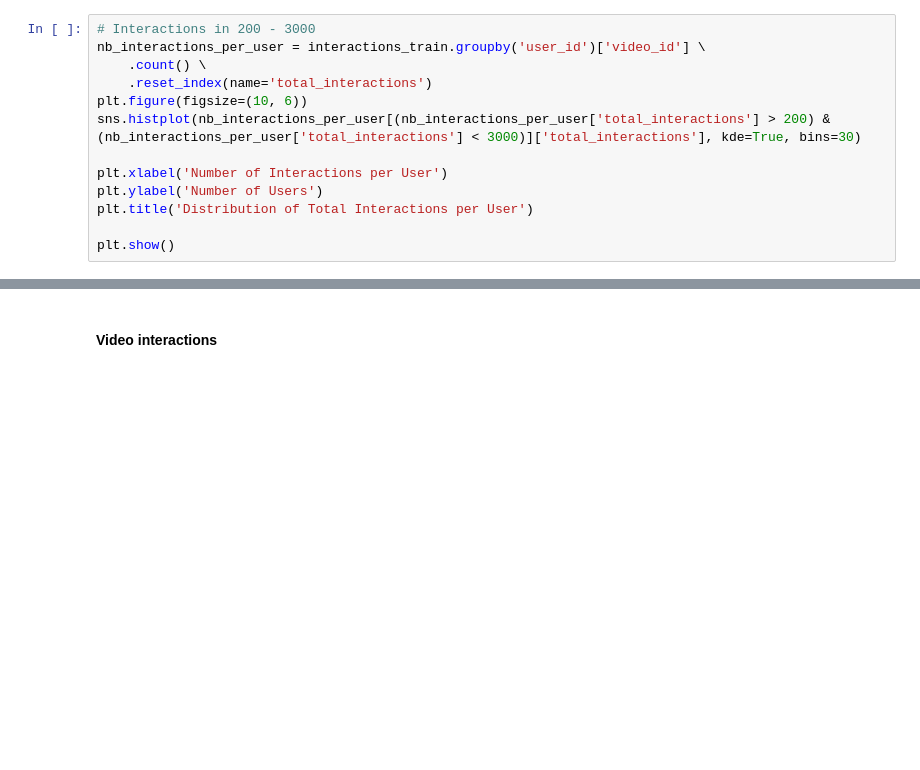
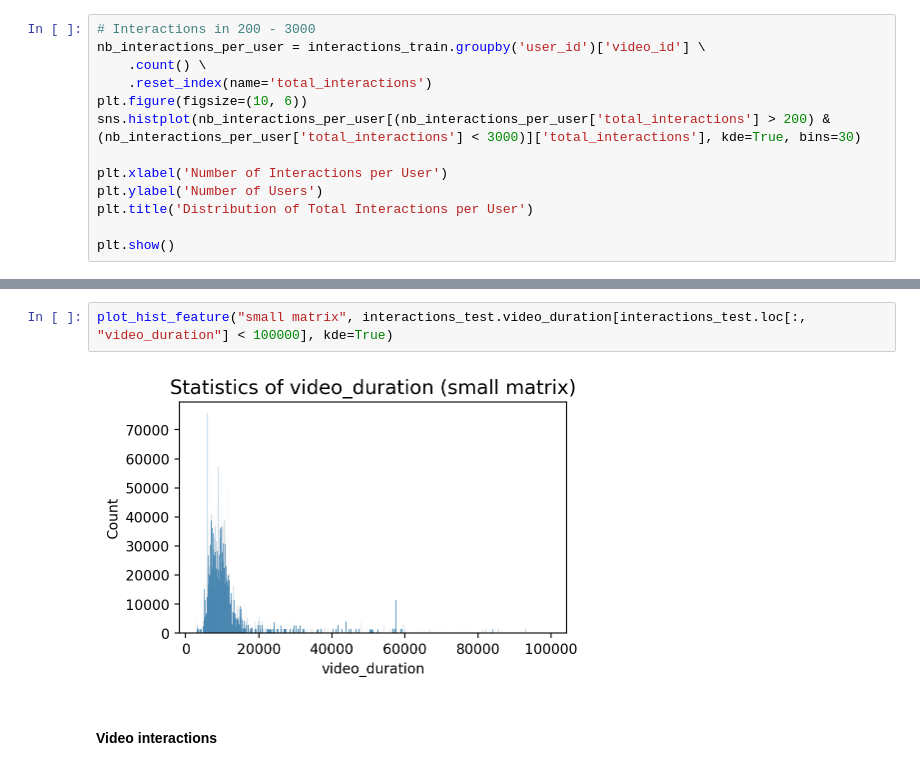
Before and after one commit to TheRayquaza/rema1, a Jupyter notebook: notebooks/EDA.ipynb, the cells around one changed output, grey strips where cells are left out. Saved outputs shown, nothing was run; the diff lists cells and outputs as text; blank space fills up the shorter version.

```diff
--- a/notebooks/EDA.ipynb
+++ b/notebooks/EDA.ipynb
@@ -198,3 +332,7 @@ plt.show()
+# %%
+plot_hist_feature("small matrix", interactions_test.video_duration[interactions_test.loc[:, "video_duration"] < 100000], kde=True)
+# %% [output]
+[figure, added]
 # %% [markdown]
 #### Video interactions
 # %% [markdown]
```
Also changed, not shown: parts of 37 cells of this notebook, 11 other files.
